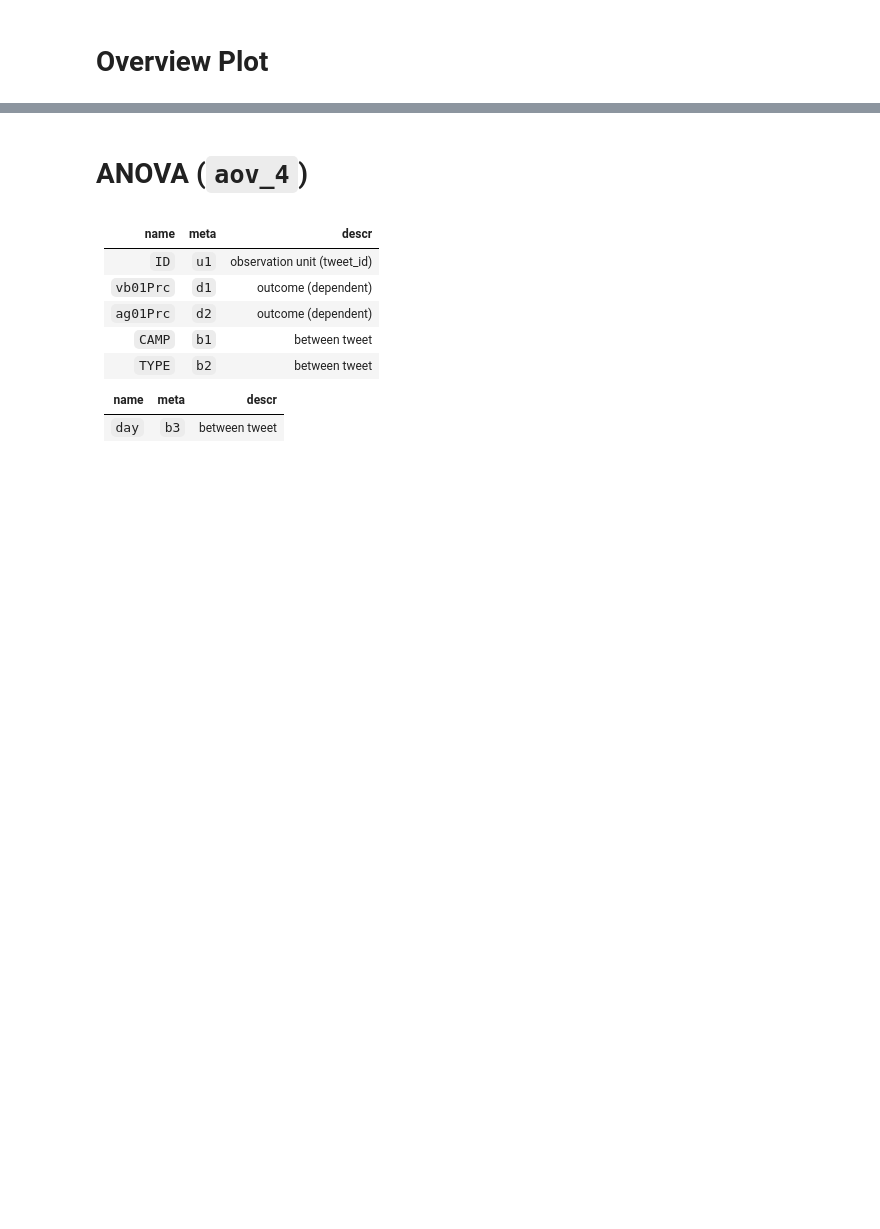
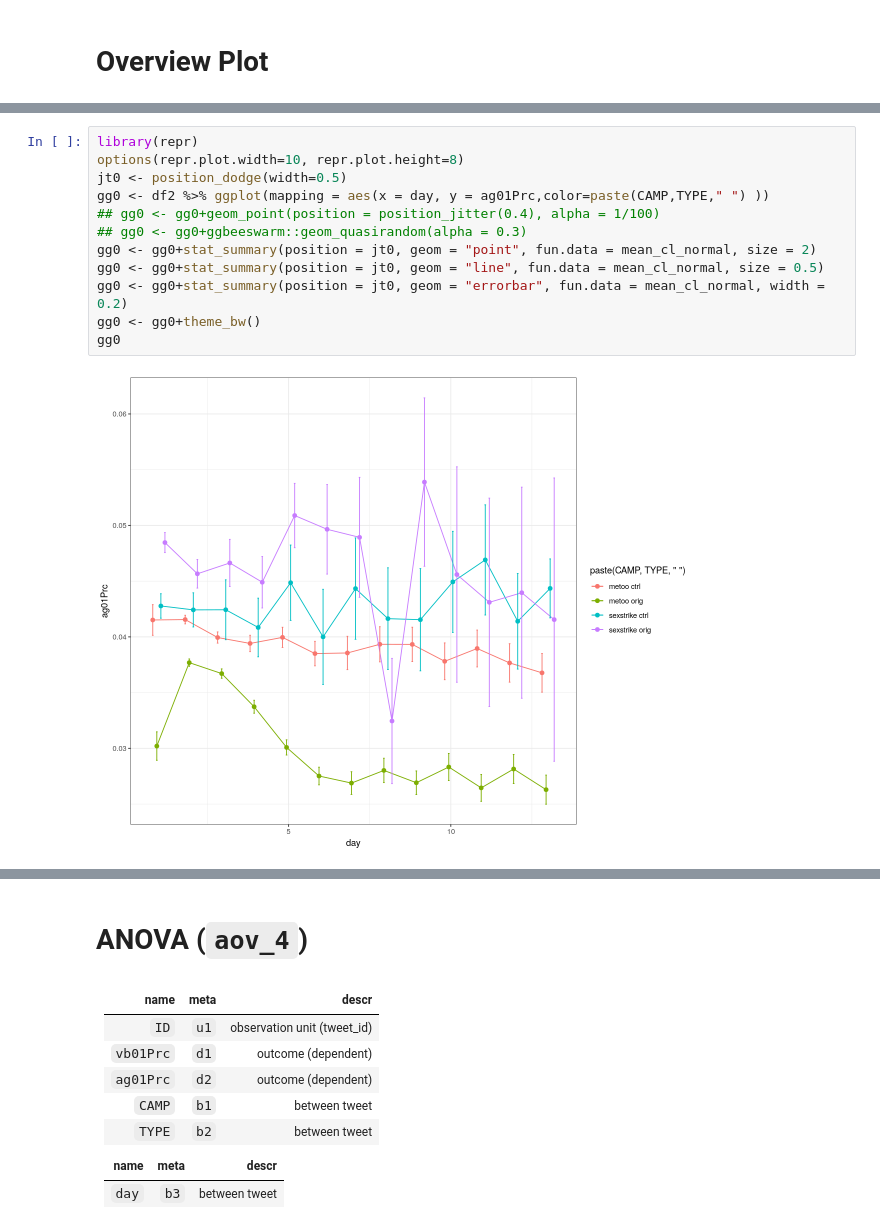
Before and after one commit to deepsensemaking/gdsm, a Jupyter notebook: t1306_output_eR__003_daily_factor.ipynb, the cells around one changed output, grey strips where cells are left out. Saved outputs shown, nothing was run; the diff lists cells and outputs as text; blank space fills up the shorter version.

```diff
--- a/t1306_output_eR__003_daily_factor.ipynb
+++ b/t1306_output_eR__003_daily_factor.ipynb
@@ -270,3 +253,17 @@ gg0
+# %%
+library(repr)
+options(repr.plot.width=10, repr.plot.height=8)
+jt0 <- position_dodge(width=0.5)
+gg0 <- df2 %>% ggplot(mapping = aes(x = day, y = ag01Prc,color=paste(CAMP,TYPE," ") ))
+## gg0 <- gg0+geom_point(position = position_jitter(0.4), alpha = 1/100)
+## gg0 <- gg0+ggbeeswarm::geom_quasirandom(alpha = 0.3)
+gg0 <- gg0+stat_summary(position = jt0, geom = "point", fun.data = mean_cl_normal, size = 2)
+gg0 <- gg0+stat_summary(position = jt0, geom = "line", fun.data = mean_cl_normal, size = 0.5)
+gg0 <- gg0+stat_summary(position = jt0, geom = "errorbar", fun.data = mean_cl_normal, width = 0.2)
+gg0 <- gg0+theme_bw()
+gg0
+# %% [output]
+[figure, added]
 # %%
 gg0 <- df2 %>% ggplot(mapping = aes(x = day, y = vb01Prc))+
   ## geom_point(position = position_jitter(0.4), alpha = 1/100)+
```
Also changed, not shown: parts of 37 cells of this notebook, 1 other file.
